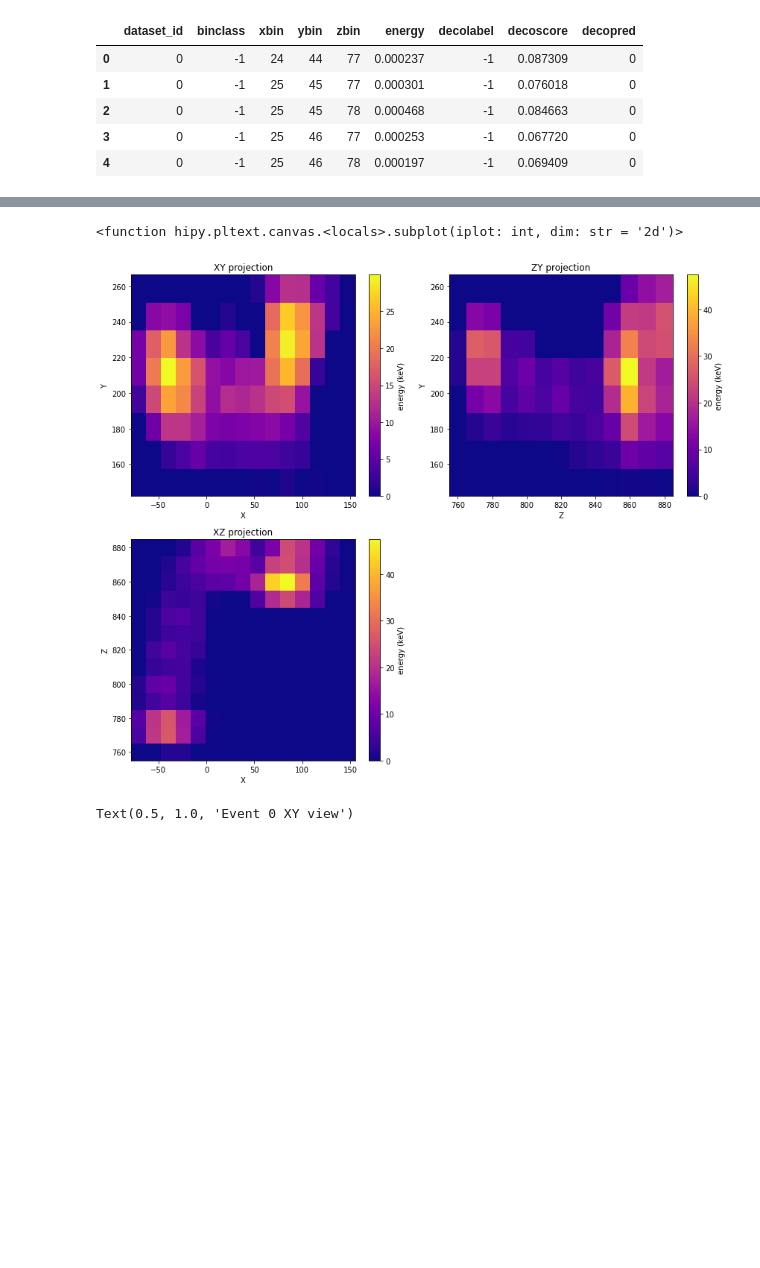
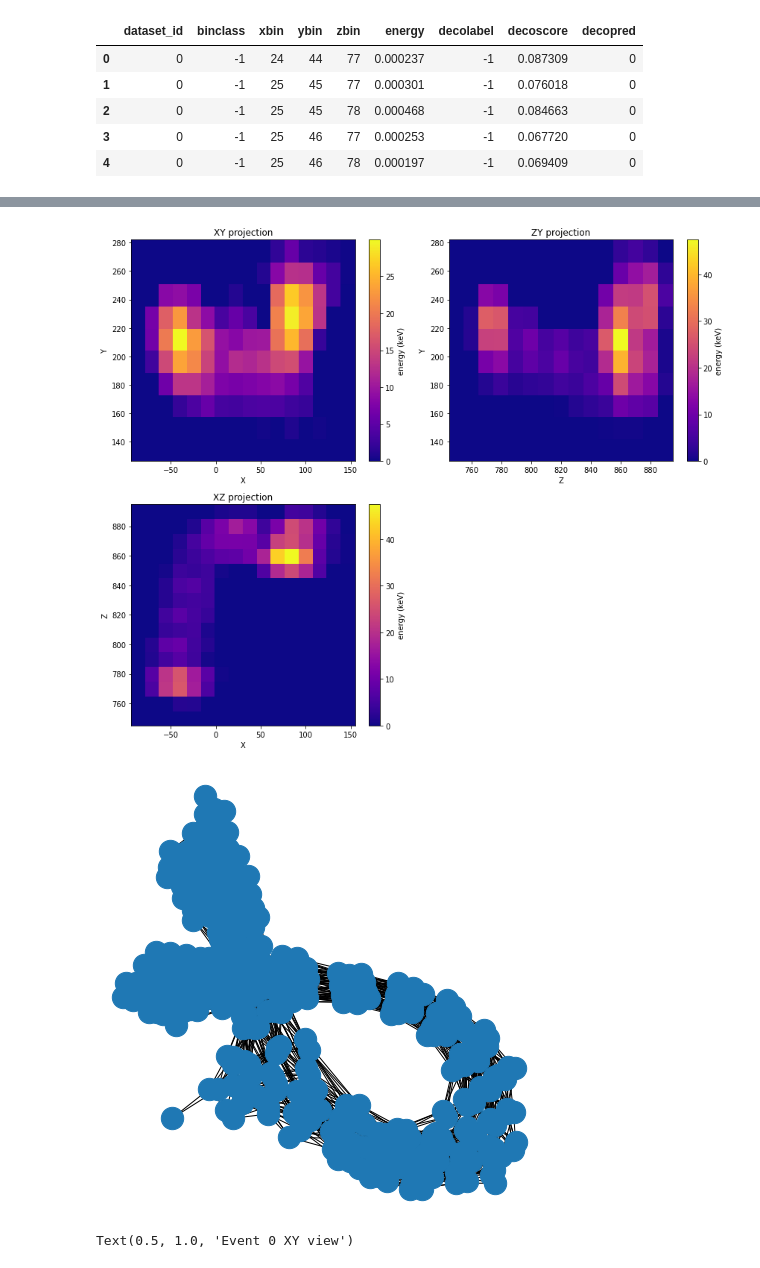
Before and after one commit to jahernando/nextana, a Jupyter notebook: NB/topo/topo_cnn_deconv.ipynb, the cells around one changed output, grey strips where cells are left out. Cells and saved outputs as stored; diff of their text form; code cells hidden in the pictures; blank space fills up the shorter version.

```diff
--- a/NB/topo/topo_cnn_deconv.ipynb
+++ b/NB/topo/topo_cnn_deconv.ipynb
@@ -97,6 +84,33 @@ def event_display(coors, ene = None, bin_widths = (1, 1, 1)):
         plt.xlabel(xl); plt.ylabel(yl); plt.title(xl+yl+' projection'); plt.colorbar(label = clabel)
     plt.tight_layout()
     return cv
+# %%
+def convert_to_graph(coors, bins, ene, ene_threshold = 0):
+    """Convert binned data to a graph representation."""
+
+    h3d, _ = np.histogramdd(coors, bins = bins, weights = ene)
+
+    voxels  = h3d > ene_threshold
+    indices = np.argwhere(voxels > ene_threshold)
+    nx_bins, ny_bins, nz_bins = h3d.shape
+
+    cube_index = list(itertools.product([-1, 0, 1], repeat=3))
+
+    def in_range(i, j, k):
+        return  (0 <= i < nx_bins) and (0 <= j < ny_bins) and (0 <= k < nz_bins)
+
+    graph = nx.Graph()
+
+    for i, j, k in indices:
+        graph.add_node((i, j, k), weight = h3d[i, j, k])
+
+        for di, dj, dk in cube_index:
+            ni, nj, nk = i + di, j + dj, k + dk
+            if in_range(ni, nj, nk):
+                if voxels[ni, nj, nk]:
+                    graph.add_edge((i, j, k), (ni, nj, nk))
+
+    return graph
 # %% [markdown]
 ## Display an event
 # %%
@@ -123,7 +137,6 @@ event_display(coors, bin_widths = bin_widths)
 evtdeco  = evt[evt.decopred == 1]
 enedeco  = 1e3* evtdeco.energy.values
 coorsdeco = get_coors(evtdeco)
-event_display(coorsdeco, ene = enedeco, bin_widths = bin_widths)
+event_display(coorsdeco, bins = bins, ene = enedeco);
 # %% [output]
-<function hipy.pltext.canvas.<locals>.subplot(iplot: int, dim: str = '2d')>
-[figure, old version]
+[figure, new version]
@@ -130,3 +159,11 @@ event_display(coorsdeco, ene = enedeco, bin_widths = bin_widths)
+# %%
+graph = convert_to_graph(coorsdeco, bins, enedeco)
+# %%
+plt.figure(figsize=(6,6))
+nx.draw(graph, node_size=500)
+plt.show()
+# %% [output]
+[figure, added]
 # %%
 plt.scatter(coors[0], coors[1], c=coors[2], s=20, alpha = 0.5); plt.colorbar(label='Z (mm)'); plt.xlabel('X (mm)'); plt.ylabel('Y (mm)'); plt.title('Event 0 XY view')
 # %% [output]
```
Also changed, not shown: parts of 8 cells of this notebook.
